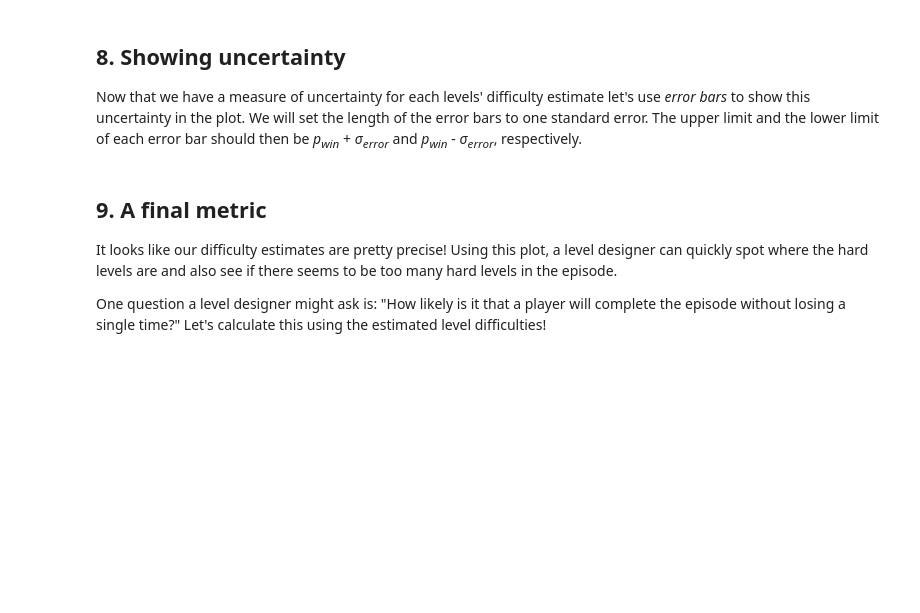
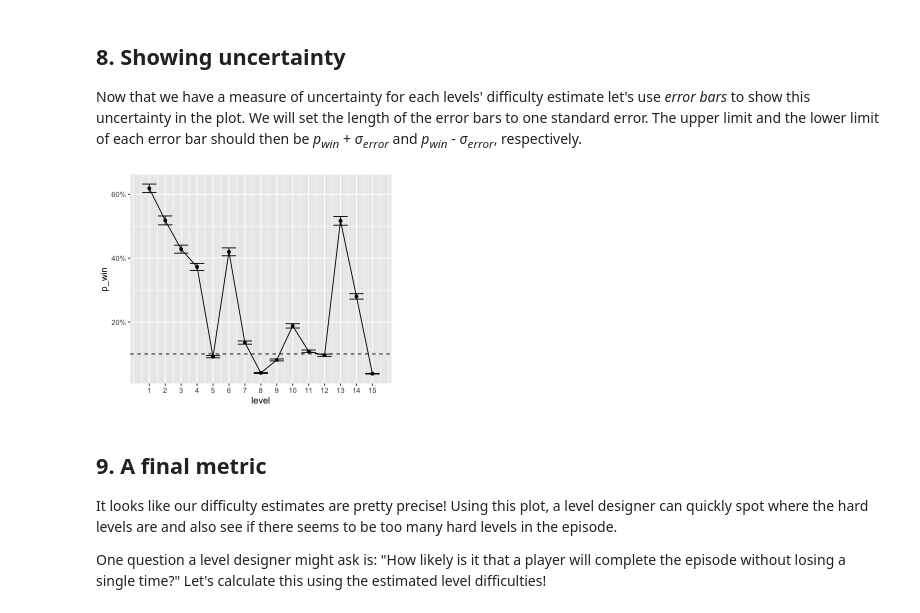
Before and after one commit to JeremyTallant/candy_crush, a Jupyter notebook: candy_analysis.ipynb, the cells around one changed output. Drawn from its saved outputs; the diff is of its cells as text; code cells hidden in the pictures; blank space fills up the shorter version.

```diff
--- a/candy_analysis.ipynb
+++ b/candy_analysis.ipynb
@@ -178,3 +174,14 @@ difficulty <- difficulty %>%
+# %%
+# Adding standard error bars
+ggplot(difficulty, aes(x = level, y = p_win)) +
+    geom_line() +
+    scale_x_continuous(breaks = difficulty$level) +
+    scale_y_continuous(labels = percent_format()) +
+    geom_point() +
+    geom_hline(yintercept=0.1, linetype='dashed') +
+    geom_errorbar(aes(ymin = p_win - error, ymax = p_win + error))
+# %% [output]
+[figure, added]
 # %% [markdown]
 ## 9. A final metric
 <p>It looks like our difficulty estimates are pretty precise! Using this plot, a level designer can quickly spot where the hard levels are and also see if there seems to be too many hard levels in the episode.</p>
```
Also changed, not shown: parts of 1 cell of this notebook.
